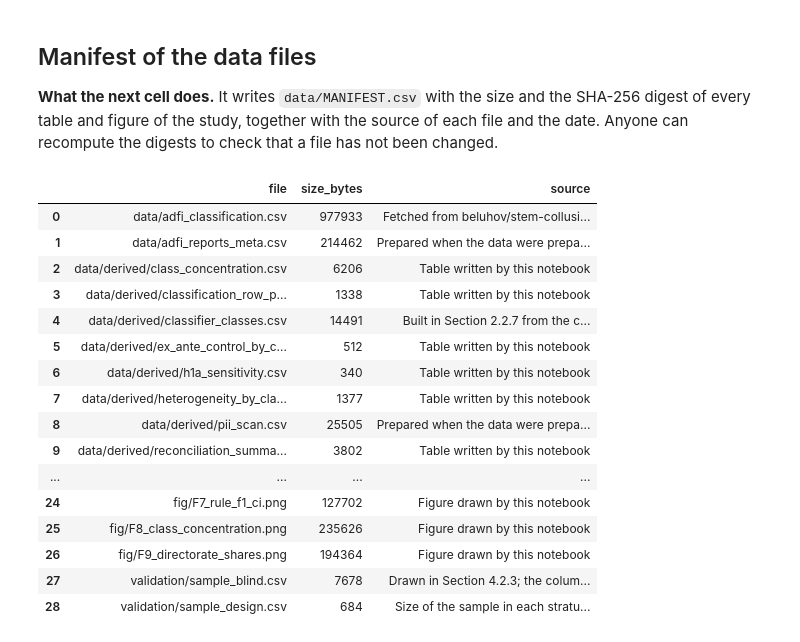
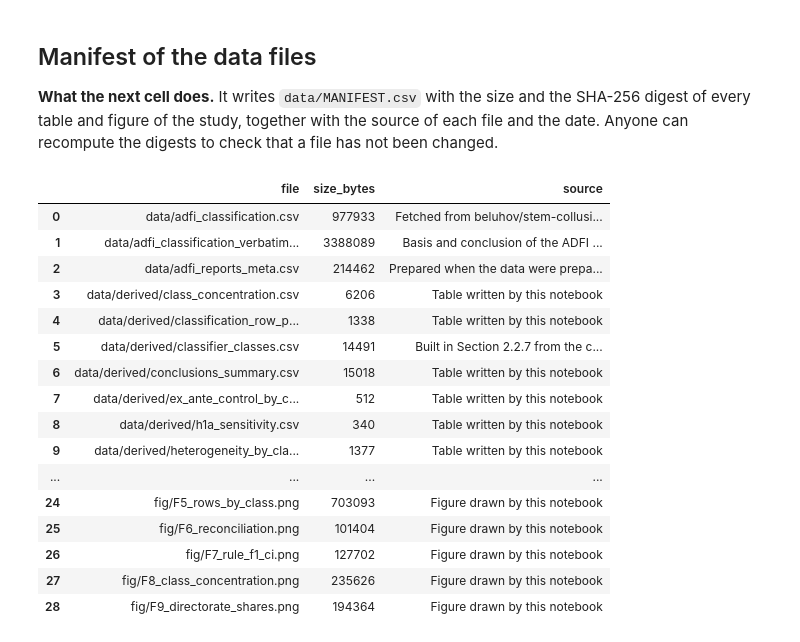
Before and after one commit to beluhov/adfi-violations-classification, a Jupyter notebook: ADFI_Violations_Classification.ipynb, the cells around one changed output. Cells and saved outputs as stored; diff of their text form; code cells hidden in the pictures.

```diff
--- a/ADFI_Violations_Classification.ipynb
+++ b/ADFI_Violations_Classification.ipynb
@@ -3265,41 +3870,40 @@ The limits of each check are in Sections 3.3.1, 4.3.1, 5.3.1, 6.3.1, 7.3.1 and 8
 # %%
 SOURCES = {
     "data/adfi_classification.csv": f"Fetched from {REF_REPO} at commit {REF_COMMIT} (SHA-256 checked)",
     "data/adfi_reports_meta.csv": "Prepared when the data were prepared (Section 2.2.4) from the register and the texts of the 560 reports",
     "data/derived/pii_scan.csv": "Prepared when the data were prepared (Sections 2.2.3 and 2.2.4): counts of candidate personal data per report",
     "data/derived/classifier_classes.csv": "Built in Section 2.2.7 from the classifier definition and the classification table",
-    "validation/sample_design.csv": "Size of the sample in each stratum (Section 4.2.2), written in Section 4.2.3 after the draw",
-    "validation/sample_blind.csv": "Drawn in Section 4.2.3; the column manual_class_index is empty for the annotator",
+    "data/adfi_classification_verbatim.csv": "Basis and conclusion of the ADFI beside every row of the classification table, in the words of the reports, names replaced by [име] (Section 2.2.7; SHA-256 checked)",
 }
-manifest_files = sorted([*DATA_DIR.glob("*.csv"), *DERIVED_DIR.glob("*.csv"), *VAL_DIR.glob("*.csv"), *FIG_DIR.glob("*.png")])
+manifest_files = sorted([*DATA_DIR.glob("*.csv"), *DERIVED_DIR.glob("*.csv"), *FIG_DIR.glob("*.png")])
 manifest_files = [p for p in manifest_files if p.name != "MANIFEST.csv"]
 with open(DATA_DIR / "MANIFEST.csv", "w", encoding="utf-8", newline="") as f:
     w = csv.writer(f, delimiter=";", lineterminator="\n")
     w.writerow(["file", "size_bytes", "sha256", "source", "date"])
     for p in manifest_files:
         rel = p.relative_to(ROOT).as_posix()
         src = SOURCES.get(rel, "Figure drawn by this notebook" if rel.startswith("fig/") else "Table written by this notebook")
         w.writerow([rel, p.stat().st_size, sha256_file(p), src, BUILD_DATE])
 manifest = pd.read_csv(DATA_DIR / "MANIFEST.csv", sep=";")
 display(manifest[["file", "size_bytes", "source"]])
 # %% [output]
 |  | file | size_bytes | source |
 | 0 | data/adfi_classification.csv | 977933 | Fetched from beluhov/stem-collusi... |
-| 1 | data/adfi_reports_meta.csv | 214462 | Prepared when the data were prepa... |
-| 2 | data/derived/class_concentration.csv | 6206 | Table written by this notebook |
-| 3 | data/derived/classification_row_p... | 1338 | Table written by this notebook |
-| 4 | data/derived/classifier_classes.csv | 14491 | Built in Section 2.2.7 from the c... |
-| 5 | data/derived/ex_ante_control_by_c... | 512 | Table written by this notebook |
-| 6 | data/derived/h1a_sensitivity.csv | 340 | Table written by this notebook |
-| 7 | data/derived/heterogeneity_by_cla... | 1377 | Table written by this notebook |
-| 8 | data/derived/pii_scan.csv | 25505 | Prepared when the data were prepa... |
-| 9 | data/derived/reconciliation_summa... | 3802 | Table written by this notebook |
+| 1 | data/adfi_classification_verbatim... | 3388089 | Basis and conclusion of the ADFI ... |
+| 2 | data/adfi_reports_meta.csv | 214462 | Prepared when the data were prepa... |
+| 3 | data/derived/class_concentration.csv | 6206 | Table written by this notebook |
+| 4 | data/derived/classification_row_p... | 1338 | Table written by this notebook |
+| 5 | data/derived/classifier_classes.csv | 14491 | Built in Section 2.2.7 from the c... |
+| 6 | data/derived/conclusions_summary.csv | 15018 | Table written by this notebook |
+| 7 | data/derived/ex_ante_control_by_c... | 512 | Table written by this notebook |
+| 8 | data/derived/h1a_sensitivity.csv | 340 | Table written by this notebook |
+| 9 | data/derived/heterogeneity_by_cla... | 1377 | Table written by this notebook |
 | ... | ... | ... | ... |
-| 24 | fig/F7_rule_f1_ci.png | 127702 | Figure drawn by this notebook |
-| 25 | fig/F8_class_concentration.png | 235626 | Figure drawn by this notebook |
-| 26 | fig/F9_directorate_shares.png | 194364 | Figure drawn by this notebook |
-| 27 | validation/sample_blind.csv | 7678 | Drawn in Section 4.2.3; the colum... |
-| 28 | validation/sample_design.csv | 684 | Size of the sample in each stratu... |
+| 24 | fig/F5_rows_by_class.png | 703093 | Figure drawn by this notebook |
+| 25 | fig/F6_reconciliation.png | 101404 | Figure drawn by this notebook |
+| 26 | fig/F7_rule_f1_ci.png | 127702 | Figure drawn by this notebook |
+| 27 | fig/F8_class_concentration.png | 235626 | Figure drawn by this notebook |
+| 28 | fig/F9_directorate_shares.png | 194364 | Figure drawn by this notebook |
 # %% [markdown]
 ## References
 
```
Also changed, not shown: parts of 70 cells of this notebook, 6 other files.
